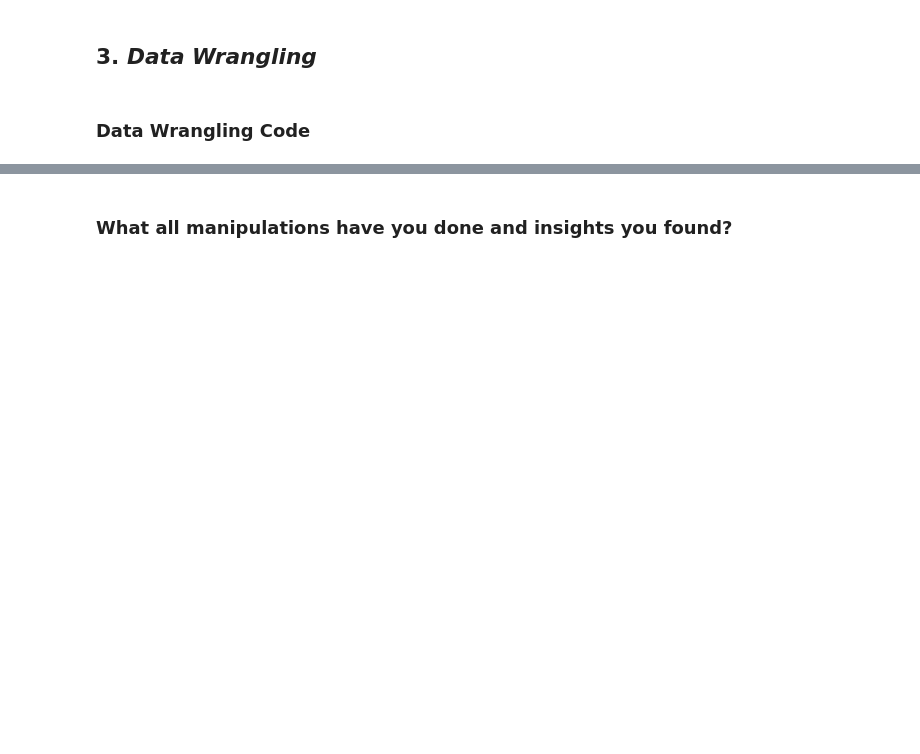
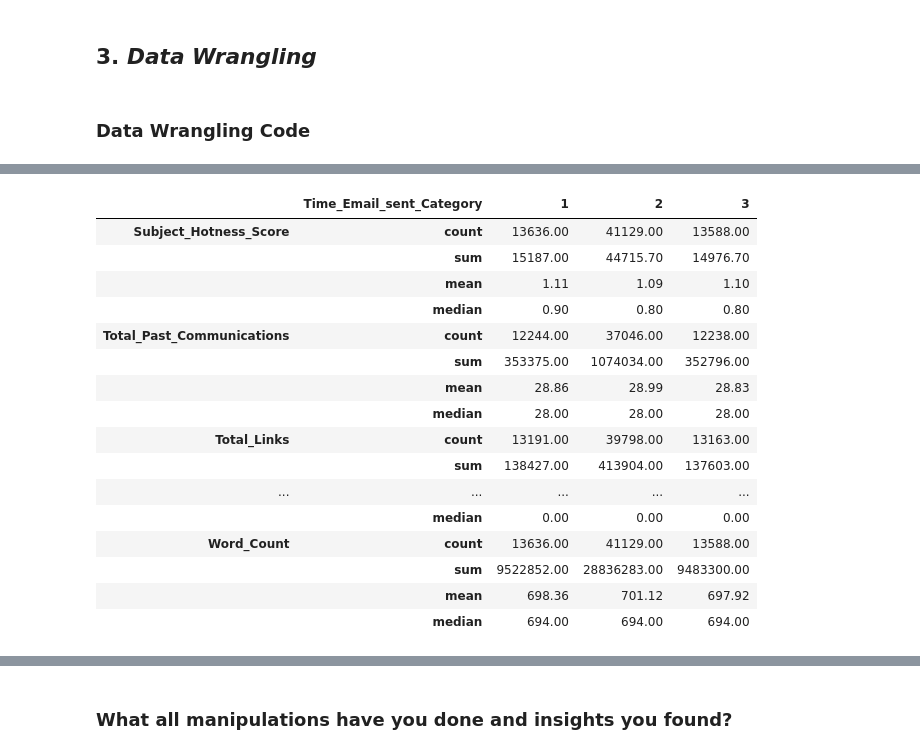
Before and after one commit to shyamsgadekar/Email_Campaign_Effectiveness_Prediction_shyam_gadekar, a Jupyter notebook: Email_Campaign_Effectiveness_Prediction_shyam_gadekar.ipynb, the cells around one changed output, grey strips where cells are left out. Drawn from its saved outputs; the diff is of its cells as text; code cells hidden in the pictures; blank space fills up the shorter version.

```diff
--- a/Email_Campaign_Effectiveness_Prediction_shyam_gadekar.ipynb
+++ b/Email_Campaign_Effectiveness_Prediction_shyam_gadekar.ipynb
@@ -223,0 +470,21 @@ Answer Here
+# %%
+#finding count, sum, mean and median based on Time_Email_sent_Category
+df.groupby('Time_Email_sent_Category')[num_feature].agg(['count','sum','mean','median']).T
+# %% [output]
+|  | Time_Email_sent_Category | 1 | 2 | 3 |
+| Subject_Hotness_Score | count | 13636.00 | 41129.00 | 13588.00 |
+|  | sum | 15187.00 | 44715.70 | 14976.70 |
+|  | mean | 1.11 | 1.09 | 1.10 |
+|  | median | 0.90 | 0.80 | 0.80 |
+| Total_Past_Communications | count | 12244.00 | 37046.00 | 12238.00 |
+|  | sum | 353375.00 | 1074034.00 | 352796.00 |
+|  | mean | 28.86 | 28.99 | 28.83 |
+|  | median | 28.00 | 28.00 | 28.00 |
+| Total_Links | count | 13191.00 | 39798.00 | 13163.00 |
+|  | sum | 138427.00 | 413904.00 | 137603.00 |
+| ... | ... | ... | ... | ... |
+|  | median | 0.00 | 0.00 | 0.00 |
+| Word_Count | count | 13636.00 | 41129.00 | 13588.00 |
+|  | sum | 9522852.00 | 28836283.00 | 9483300.00 |
+|  | mean | 698.36 | 701.12 | 697.92 |
+|  | median | 694.00 | 694.00 | 694.00 |
```
Also changed, not shown: parts of 51 cells of this notebook.
